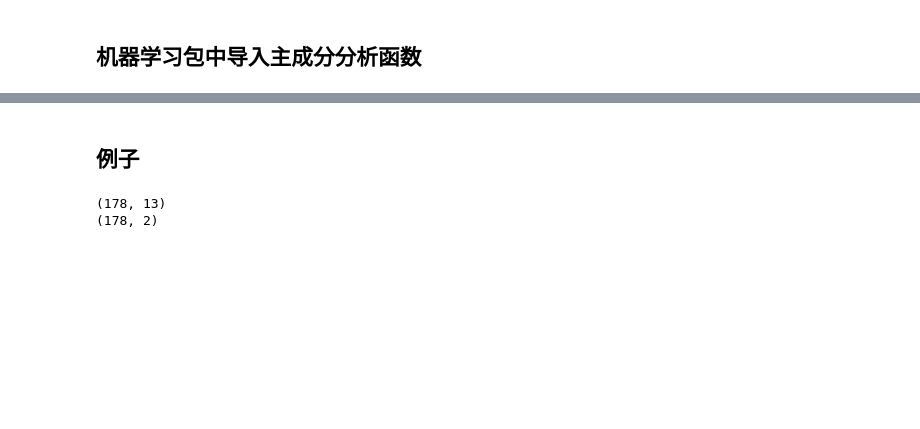
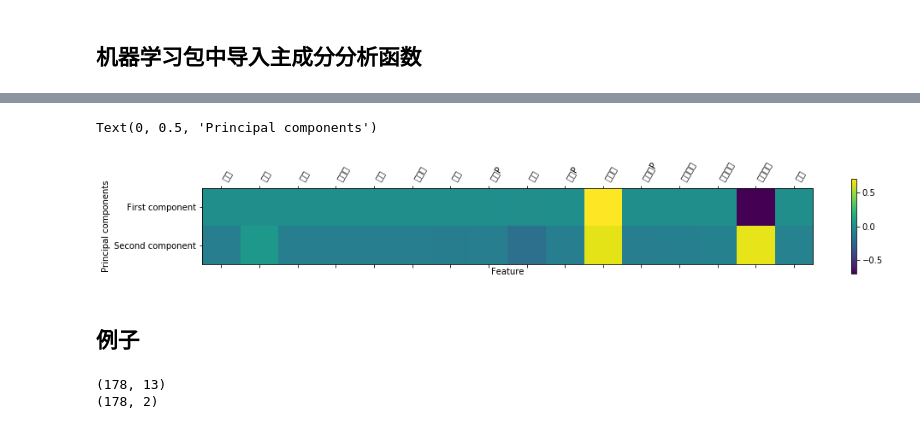
Before and after one commit to Chiyo1112/Learning_Python, a Jupyter notebook: 2019_winter/主成分分析.ipynb, the cells around one changed output, grey strips where cells are left out. Cells and saved outputs as stored; diff of their text form; code cells hidden in the pictures; blank space fills up the shorter version.

```diff
--- a/2019_winter/主成分分析.ipynb
+++ b/2019_winter/主成分分析.ipynb
@@ -175,2 +156,0 @@ v_0 = vibration_20190153[:178]
-# %%
-v_p= pca.fit(v_0).transform(v_0)
@@ -197,2 +162,0 @@ Text(0.5, 1.0, 'PCA of Vibration')
-# %%
-x_p= pca.fit(x_0).transform(x_0)
@@ -221,2 +162,0 @@ print('各主成分贡献度:{}'.format(pca.explained_variance_ratio_))
-# %%
-y_p= pca.fit(x_0).transform(y_0)
@@ -233,3 +179,13 @@ v_names = ['x_0', 'y_0', 'z_0', 'x_1', 'y_1', 'z_1']
+# %%
+plt.matshow(pca.components_, cmap = 'viridis')
+plt.yticks([0, 1], ['First component', 'Second component'])
+plt.colorbar()
+plt.xticks(range(16), index_name, rotation = 60, ha = 'left')
+plt.xlabel('Feature')
+plt.ylabel('Principal components')
+# %% [output]
+Text(0, 0.5, 'Principal components')
+[figure, added]
 # %% [markdown]
 ## 例子
 # %%
```
Also changed, not shown: parts of 43 cells of this notebook, 39 other files.
